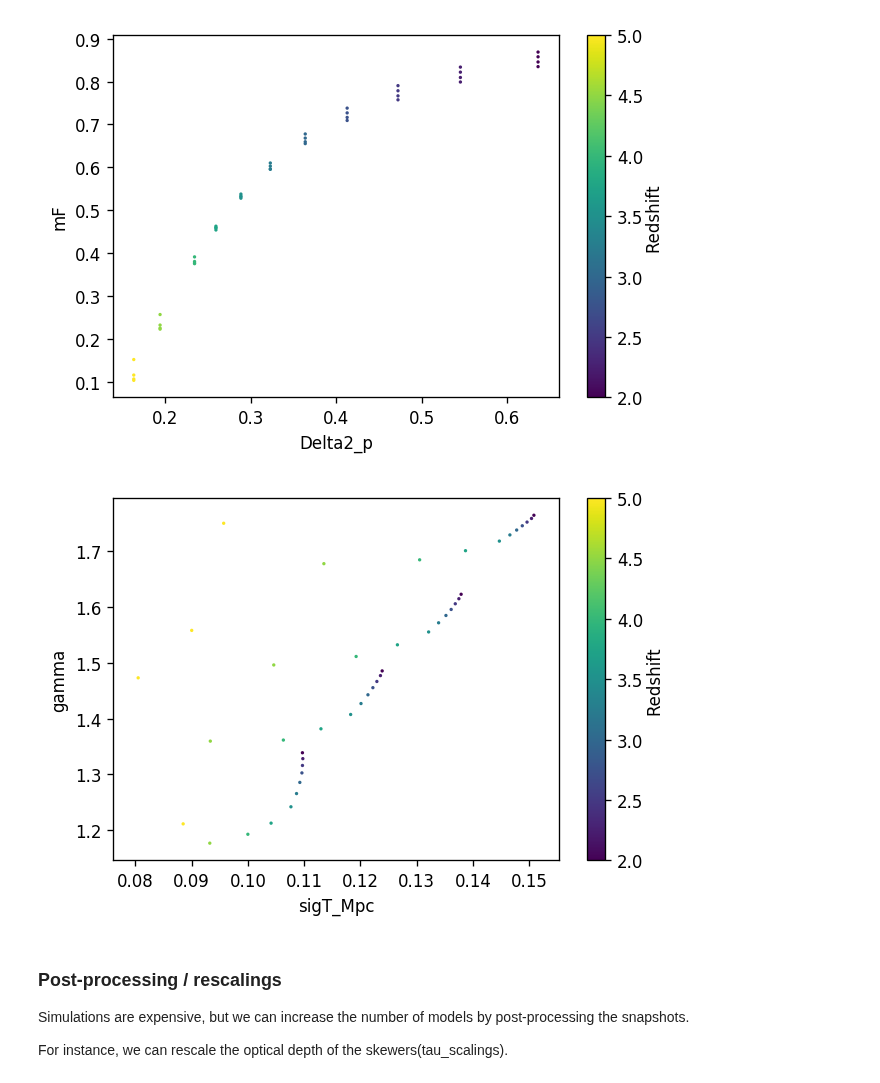
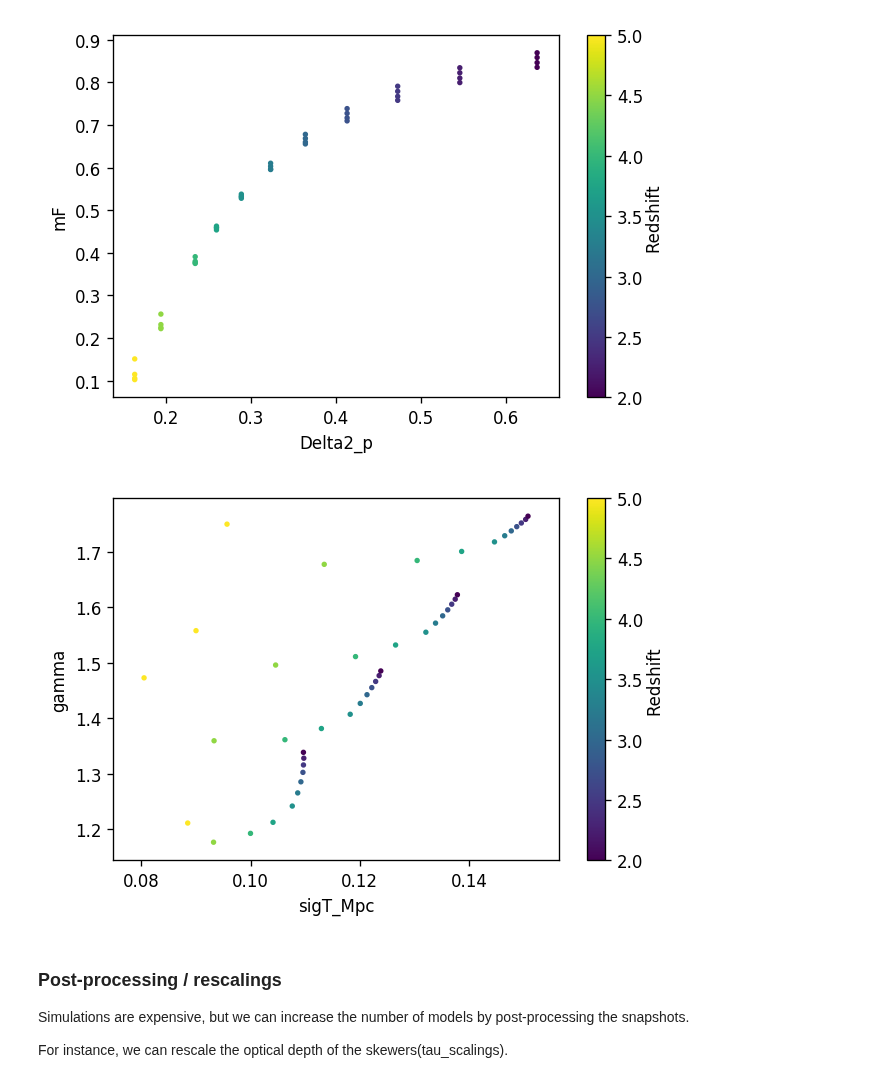
Before and after one commit to igmhub/cup1d, a Jupyter notebook: notebooks/plot_samples.ipynb, the cells around one changed output. Drawn from its saved outputs; the diff is of its cells as text; code cells hidden in the pictures.

```diff
--- a/notebooks/plot_samples.ipynb
+++ b/notebooks/plot_samples.ipynb
@@ -90,9 +90,9 @@ archive.plot_samples('Delta2_p','mF',tau_scalings=False)
 [figure]
 # %%
 # thermal broadening (in Mpc) vs slope of temperature-density relation
-archive.plot_samples('sigT_Mpc','gamma',tau_scalings=False,temp_scalings=False)
+archive.plot_samples('sigT_Mpc','gamma',tau_scalings=False,temp_scalings=False,point_size=5)
 # %% [output]
-[figure, old version]
+[figure, new version]
 # %% [markdown]
 ### Post-processing / rescalings
 
```
Also changed, not shown: parts of 7 cells of this notebook, 2 other files.
